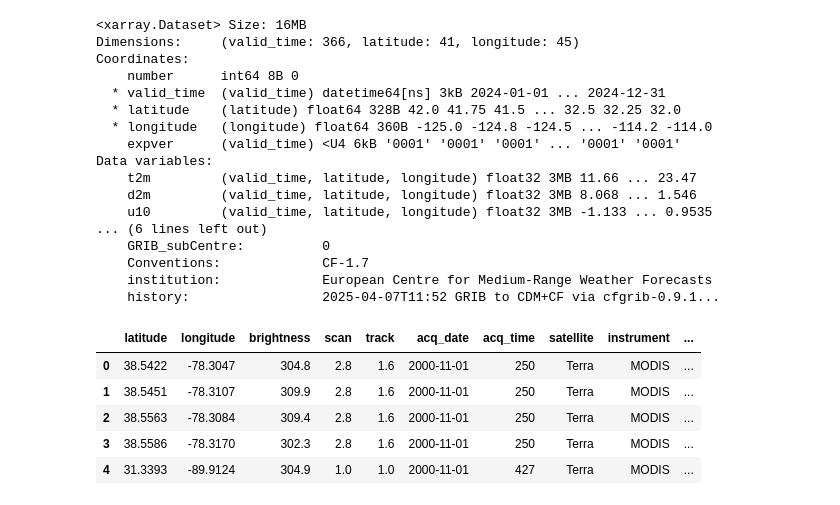
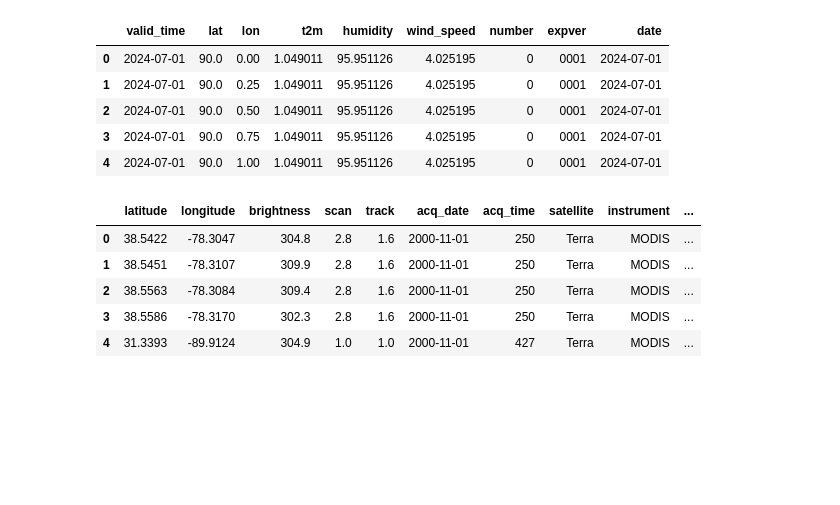
Before and after one commit to livvyaaa/cs5131proj, a Jupyter notebook: firms_lstm.ipynb, the cells around one changed output. Saved outputs shown, nothing was run; the diff lists cells and outputs as text; code cells hidden in the pictures; blank space fills up the shorter version.

```diff
--- a/firms_lstm.ipynb
+++ b/firms_lstm.ipynb
@@ -67,43 +11,32 @@ ChunkedEncodingError: ('Connection broken: IncompleteRead(6676871552 bytes read,
 # %%
 # Load ERA5 NetCDF
-ds = xr.open_dataset('era5_weather1.nc', engine='netcdf4')
+ds = xr.open_dataset('era5_weather2/data_stream-oper_stepType-instant.nc', engine='netcdf4')
 
 # Convert from Kelvin to Celsius
 ds['t2m'] = ds['t2m'] - 273.15
 ds['d2m'] = ds['d2m'] - 273.15
 
 # Compute relative humidity (approx)
 rh = 100 * (np.exp((17.625 * ds['d2m']) / (243.04 + ds['d2m'])) /
             np.exp((17.625 * ds['t2m']) / (243.04 + ds['t2m'])))
 ds['humidity'] = rh
 
 # Compute wind speed
 wind_speed = (ds['u10'] ** 2 + ds['v10'] ** 2) ** 0.5
 ds['wind_speed'] = wind_speed
 
 # Convert to DataFrame
 df_weather = ds[['t2m', 'humidity', 'wind_speed']].to_dataframe().reset_index()
 df_weather['date'] = pd.to_datetime(df_weather['valid_time']).dt.date
 df_weather = df_weather.rename(columns={'latitude': 'lat', 'longitude': 'lon'})
-ds
+df_weather.head(5)
 # %% [output]
-<xarray.Dataset> Size: 16MB
-Dimensions:     (valid_time: 366, latitude: 41, longitude: 45)
-Coordinates:
-    number      int64 8B 0
-  * valid_time  (valid_time) datetime64[ns] 3kB 2024-01-01 ... 2024-12-31
-  * latitude    (latitude) float64 328B 42.0 41.75 41.5 ... 32.5 32.25 32.0
-  * longitude   (longitude) float64 360B -125.0 -124.8 -124.5 ... -114.2 -114.0
-    expver      (valid_time) <U4 6kB '0001' '0001' '0001' ... '0001' '0001'
-Data variables:
-    t2m         (valid_time, latitude, longitude) float32 3MB 11.66 ... 23.47
-    d2m         (valid_time, latitude, longitude) float32 3MB 8.068 ... 1.546
-    u10         (valid_time, latitude, longitude) float32 3MB -1.133 ... 0.9535
-... (6 lines left out)
-    GRIB_subCentre:          0
-    Conventions:             CF-1.7
-    institution:             European Centre for Medium-Range Weather Forecasts
-    history:                 2025-04-07T11:52 GRIB to CDM+CF via cfgrib-0.9.1...
+|  | valid_time | lat | lon | t2m | humidity | wind_speed | number | expver | date |
+| 0 | 2024-07-01 | 90.0 | 0.00 | 1.049011 | 95.951126 | 4.025195 | 0 | 0001 | 2024-07-01 |
+| 1 | 2024-07-01 | 90.0 | 0.25 | 1.049011 | 95.951126 | 4.025195 | 0 | 0001 | 2024-07-01 |
+| 2 | 2024-07-01 | 90.0 | 0.50 | 1.049011 | 95.951126 | 4.025195 | 0 | 0001 | 2024-07-01 |
+| 3 | 2024-07-01 | 90.0 | 0.75 | 1.049011 | 95.951126 | 4.025195 | 0 | 0001 | 2024-07-01 |
+| 4 | 2024-07-01 | 90.0 | 1.00 | 1.049011 | 95.951126 | 4.025195 | 0 | 0001 | 2024-07-01 |
 # %%
 # iterate through later
 df = pd.read_csv(r"datasets\FIRMS\MODIS\fire_archive_M-C61_599044.csv")
```
Also changed, not shown: parts of 12 cells of this notebook, 1 other file.
